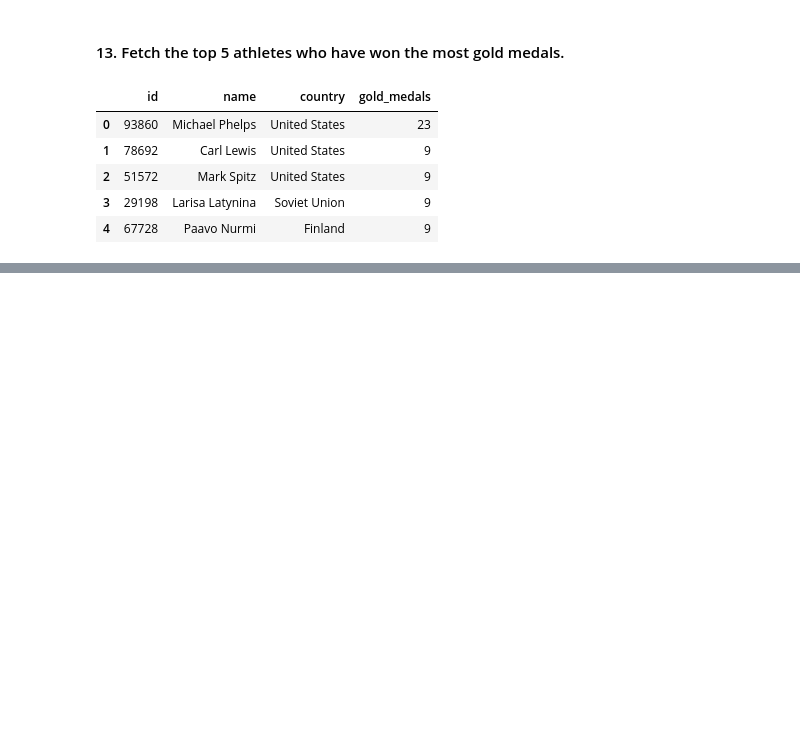
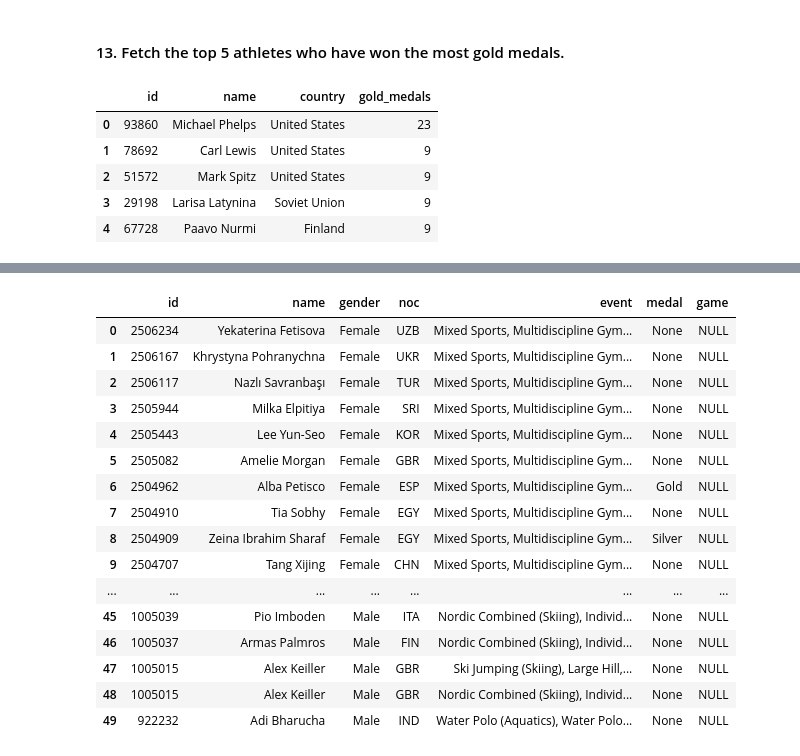
Before and after one commit to chanronnie/Olympics, a Jupyter notebook: analysis/olympics_analysis.ipynb, the cells around one changed output, grey strips where cells are left out. Cells and saved outputs as stored; diff of their text form; code cells hidden in the pictures; blank space fills up the shorter version.

```diff
--- a/analysis/olympics_analysis.ipynb
+++ b/analysis/olympics_analysis.ipynb
@@ -905,0 +852,31 @@ ORDER BY game
+# %%
+pd.read_sql("""
+
+SELECT
+    id, name, gender, noc, event, medal, game
+
+FROM olympics.olympic_history_cleaned
+WHERE game = 'NULL'
+-- WHERE id = 14196
+
+ORDER BY id DESC
+LIMIT 50
+""", conn)
+# %% [output]
+|  | id | name | gender | noc | event | medal | game |
+| 0 | 2506234 | Yekaterina Fetisova | Female | UZB | Mixed Sports, Multidiscipline Gym... | None | NULL |
+| 1 | 2506167 | Khrystyna Pohranychna | Female | UKR | Mixed Sports, Multidiscipline Gym... | None | NULL |
+| 2 | 2506117 | Nazlı Savranbaşı | Female | TUR | Mixed Sports, Multidiscipline Gym... | None | NULL |
+| 3 | 2505944 | Milka Elpitiya | Female | SRI | Mixed Sports, Multidiscipline Gym... | None | NULL |
+| 4 | 2505443 | Lee Yun-Seo | Female | KOR | Mixed Sports, Multidiscipline Gym... | None | NULL |
+| 5 | 2505082 | Amelie Morgan | Female | GBR | Mixed Sports, Multidiscipline Gym... | None | NULL |
+| 6 | 2504962 | Alba Petisco | Female | ESP | Mixed Sports, Multidiscipline Gym... | Gold | NULL |
+| 7 | 2504910 | Tia Sobhy | Female | EGY | Mixed Sports, Multidiscipline Gym... | None | NULL |
+| 8 | 2504909 | Zeina Ibrahim Sharaf | Female | EGY | Mixed Sports, Multidiscipline Gym... | Silver | NULL |
+| 9 | 2504707 | Tang Xijing | Female | CHN | Mixed Sports, Multidiscipline Gym... | None | NULL |
+| ... | ... | ... | ... | ... | ... | ... | ... |
+| 45 | 1005039 | Pio Imboden | Male | ITA | Nordic Combined (Skiing), Individ... | None | NULL |
+| 46 | 1005037 | Armas Palmros | Male | FIN | Nordic Combined (Skiing), Individ... | None | NULL |
+| 47 | 1005015 | Alex Keiller | Male | GBR | Ski Jumping (Skiing), Large Hill,... | None | NULL |
+| 48 | 1005015 | Alex Keiller | Male | GBR | Nordic Combined (Skiing), Individ... | None | NULL |
+| 49 | 922232 | Adi Bharucha | Male | IND | Water Polo (Aquatics), Water Polo... | None | NULL |
```
Also changed, not shown: parts of 43 cells of this notebook.
